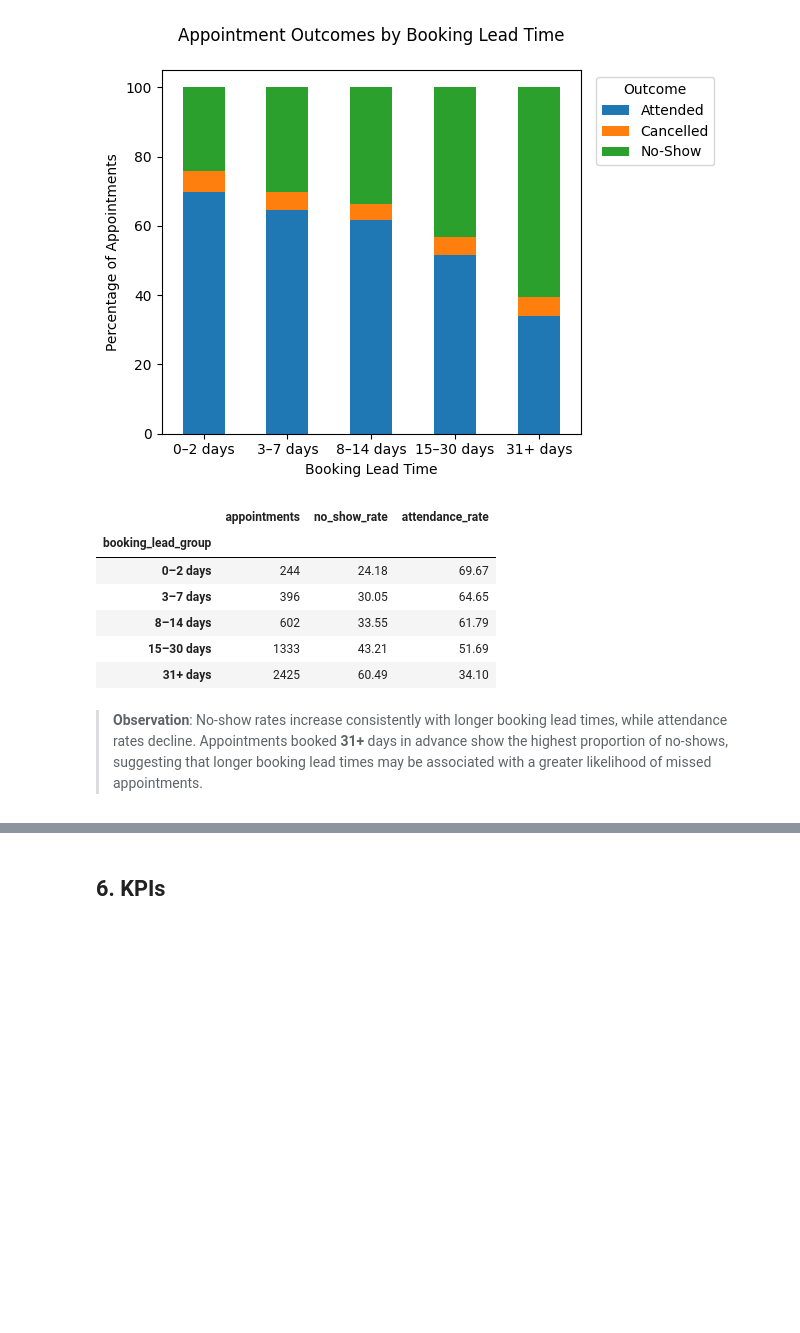
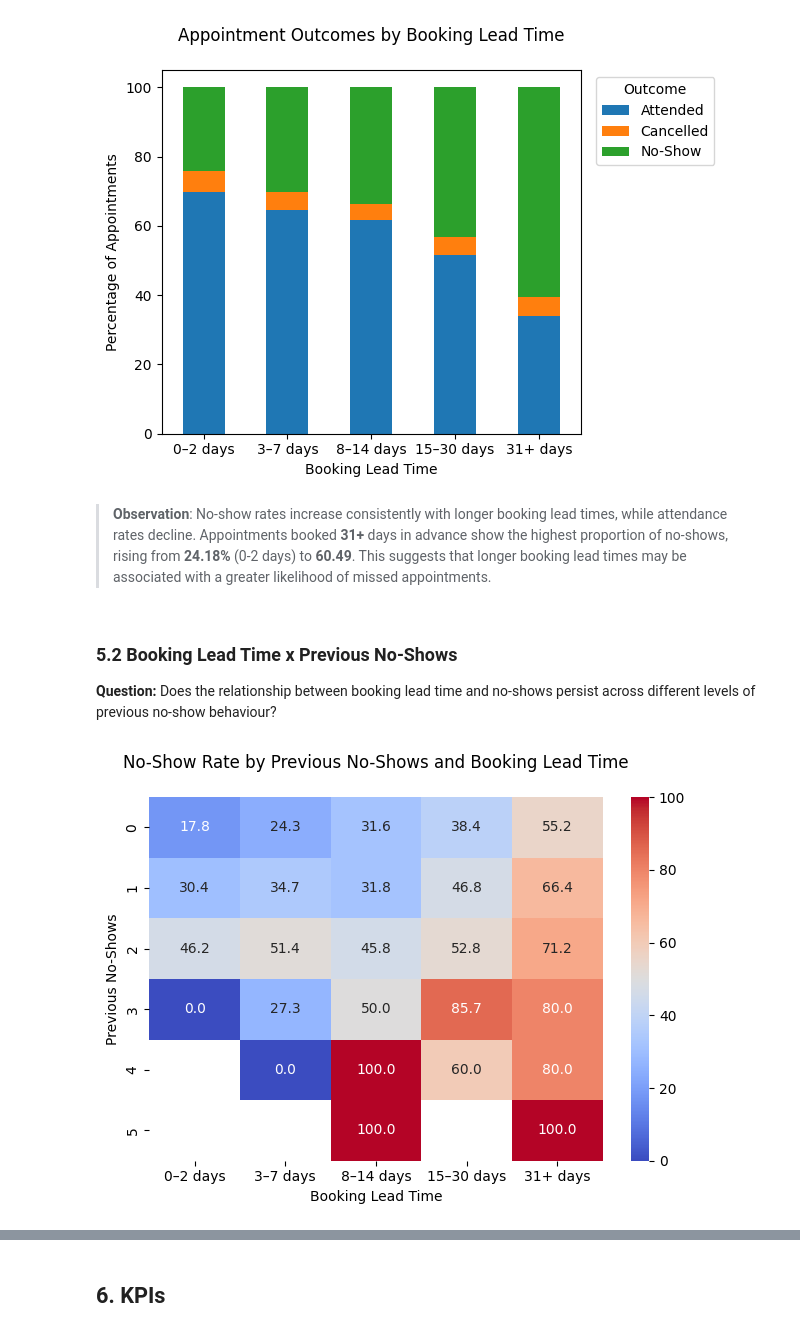
Before and after one commit to JhayceeCodes/HealthConnectDataAnalysis, a Jupyter notebook: healthconnect_analysis.ipynb, the cells around one changed output, grey strips where cells are left out. Saved outputs shown, nothing was run; the diff lists cells and outputs as text; code cells hidden in the pictures; blank space fills up the shorter version.

Commit message:
feat: complete advanced analysis section with additional statistical validation

```diff
--- a/healthconnect_analysis.ipynb
+++ b/healthconnect_analysis.ipynb
@@ -506,31 +507,33 @@ plt.tight_layout()
 plt.show()
 # %% [output]
 [figure]
-# %%
-lead_time_summary = (
-    df.groupby("booking_lead_group", observed=True)
-      .agg(
-          appointments=("appointment_id", "count"),
-          no_show_rate=(
-              "appointment_outcome",
-              lambda x: (x == "No-Show").mean() * 100
-          ),
-          attendance_rate=(
-              "appointment_outcome",
-              lambda x: (x == "Attended").mean() * 100
-          )
-      )
-      .round(2)
-)
-
-lead_time_summary
-# %% [output]
-|  | appointments | no_show_rate | attendance_rate |
-| booking_lead_group |  |  |  |
-| 0–2 days | 244 | 24.18 | 69.67 |
-| 3–7 days | 396 | 30.05 | 64.65 |
-| 8–14 days | 602 | 33.55 | 61.79 |
-| 15–30 days | 1333 | 43.21 | 51.69 |
-| 31+ days | 2425 | 60.49 | 34.10 |
 # %% [markdown]
-> **Observation**: No-show rates increase consistently with longer booking lead times, while attendance rates decline. Appointments booked **31+** days in advance show the highest proportion of no-shows, suggesting that longer booking lead times may be associated with a greater likelihood of missed appointments.
+> **Observation**: No-show rates increase consistently with longer booking lead times, while attendance rates decline. Appointments booked **31+** days in advance show the highest proportion of no-shows, rising from **24.18%** (0-2 days) to **60.49**. This suggests that longer booking lead times may be associated with a  greater likelihood of missed appointments.
+# %% [markdown]
+### 5.2 Booking Lead Time x Previous No-Shows
+
+**Question:** Does the relationship between booking lead time and no-shows persist across different levels of previous no-show behaviour?
+# %%
+lead_previous_no_show = (
+    df.groupby(
+        ["previous_no_shows", "booking_lead_group"],
+        observed=True
+    )["appointment_outcome"]
+    .apply(lambda x: (x == "No-Show").mean() * 100)
+    .unstack()
+)
+
+sns.heatmap(
+    lead_previous_no_show,
+    annot=True,
+    fmt=".1f",
+    cmap="coolwarm"
+)
+
+plt.title("No-Show Rate by Previous No-Shows and Booking Lead Time\n")
+plt.xlabel("Booking Lead Time")
+plt.ylabel("Previous No-Shows")
+plt.tight_layout()
+plt.show()
+# %% [output]
+[figure, added]
```
Also changed, not shown: parts of 28 cells of this notebook.
